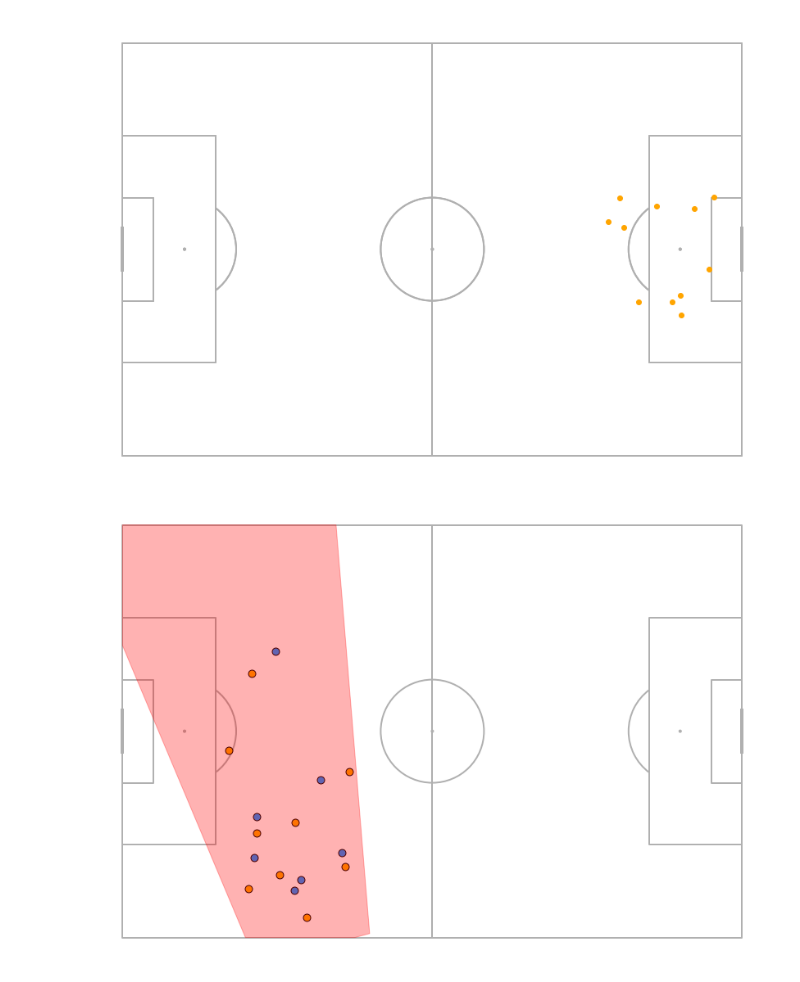
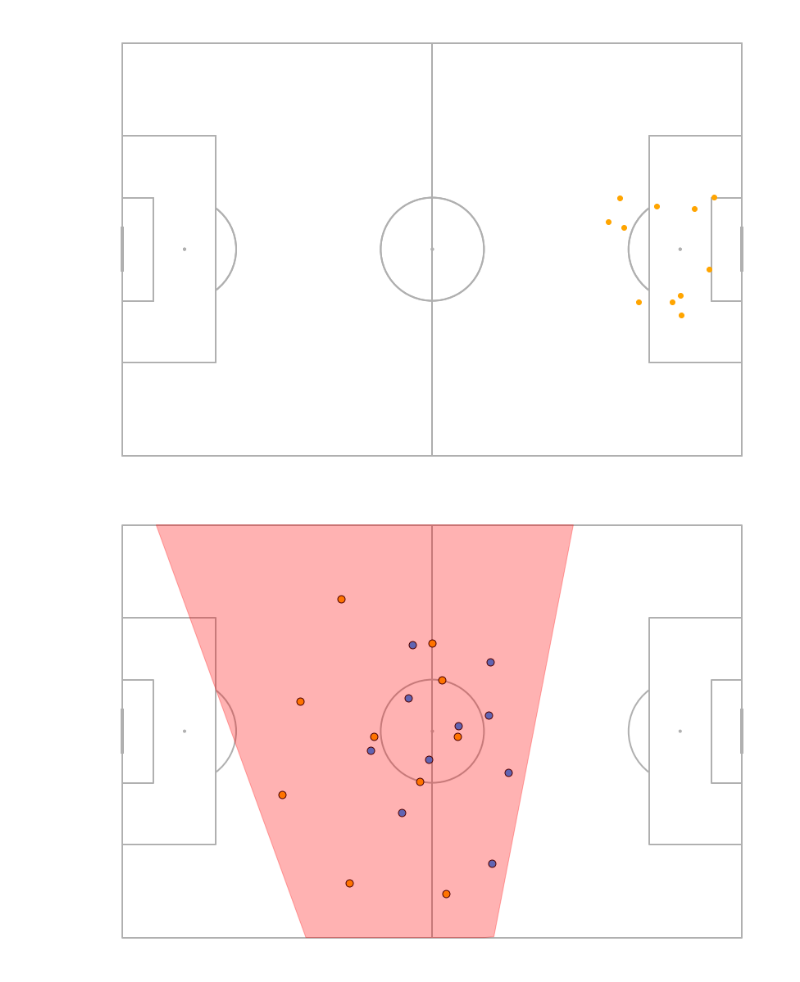
Before and after one commit to ryaa2020/Throw-ins-Gain-the-Upper-Hand, a Jupyter notebook: shot.ipynb, the cells around one changed output. Cells and saved outputs as stored; diff of their text form; code cells hidden in the pictures.

```diff
--- a/shot.ipynb
+++ b/shot.ipynb
@@ -125,30 +125,31 @@ for loc in shot_sucess:
 # %%
 import matplotlib.pyplot as plt
 from mplsoccer import Pitch, Sbopen
 import numpy as np
 
 ## load in Statsbomb360 data remotely
 parser = Sbopen()
 frames, visible = parser.frame(3788741)
 
 ## get plotting data
-frame_idx = 50
-frame_id = visible.iloc[50].id
+frame_idx = 1
+frame_id = visible.iloc[1].id
+# maybe it's just the index number
 
 visible_area = np.array(visible.iloc[frame_idx].visible_area).reshape(-1, 2)
 player_position_data = frames[frames.id == frame_id]
 
 teammate_locs = player_position_data[player_position_data.teammate]
 opponent_locs = player_position_data[~player_position_data.teammate]
 
 ## set up pitch
 p = Pitch(pitch_type='statsbomb')
 fig, ax = p.draw(figsize=(12,8))
 
 p.scatter(teammate_locs.x, teammate_locs.y, c='orange', s=80, ec='k', ax=ax)
 p.scatter(opponent_locs.x, opponent_locs.y, c='dodgerblue', s=80, ec='k', ax=ax)
 p.polygon([visible_area], color=(1, 0, 0, 0.3), ax=ax)
 
 plt.show() ##to see the plot. You don't need this if you're using a jupyter notebook
 # %% [output]
-[figure, old version]
+[figure, new version]
```
Also changed, not shown: 1 other file.
